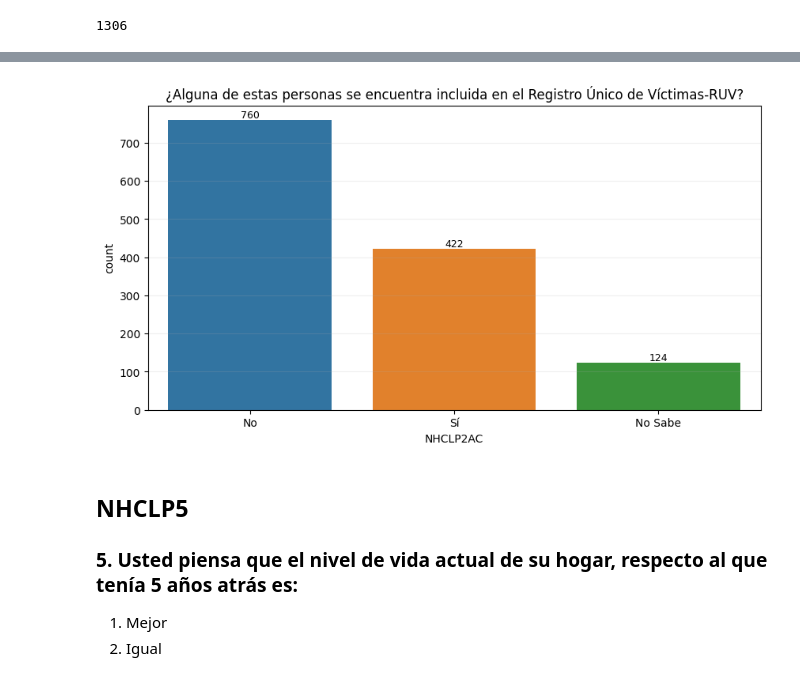
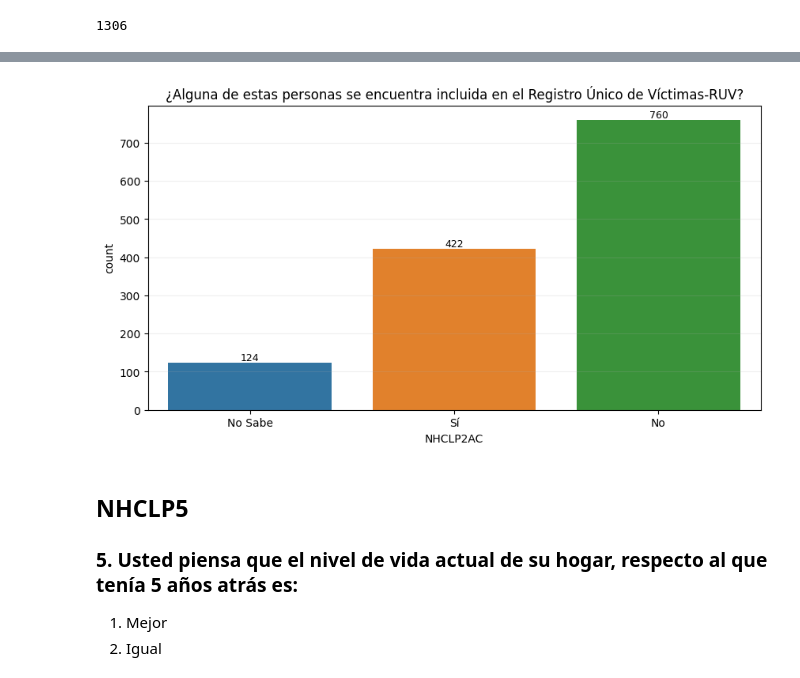
Before and after one commit to pinnzonandres/Encuesta-Multiproposito-Suba, a Jupyter notebook: Jupyter Scripts/11 - Parte EDA & Limpieza - Sección NHCLP.ipynb, the cells around one changed output, grey strips where cells are left out. Cells and saved outputs as stored; diff of their text form; code cells hidden in the pictures.

```diff
--- a/Jupyter Scripts/11 - Parte EDA & Limpieza - Sección NHCLP.ipynb
+++ b/Jupyter Scripts/11 - Parte EDA & Limpieza - Sección NHCLP.ipynb
@@ -57,7 +60,7 @@ for ax,cols,names in zip(axli,disc,list_disc):
     sns.countplot(x = cols, data = data, ax = ax)
     ax.grid(alpha = 0.2, axis = 'y')
     ax.set_title(f'{names}')
-    ax.set_xticks([0,1],['No','Si'])
+    #ax.set_xticks([0,1],['No','Si'])
     ax.set_ylim(0,26000)
     ax.margins(y=0.1) # make room for the labels
     for bars in ax.containers:
@@ -86,6 +89,8 @@ data['NHCLP2AA'].value_counts()
 Name: NHCLP2AA, dtype: int64
 # %%
 data = data.replace({'NHCLP2AA':2},0)
+# %%
+data['NHCLP2AA'] = data['NHCLP2AA'].replace([0,1],["No","Si"])
 # %%
 fig, ax = plt.subplots(figsize=(10, 5))
 g = sns.countplot(ax=ax, data = data, x ='NHCLP2AA')
@@ -119,6 +124,8 @@ data['NHCLP2AB'].value_counts()
 Name: NHCLP2AB, dtype: int64
 # %%
 data = data.replace({'NHCLP2AB':2},0)
+# %%
+data['NHCLP2AB'] = data['NHCLP2AB'].replace([0,1],["No","Si"])
 # %%
 fig, ax = plt.subplots(figsize=(10, 5))
 g = sns.countplot(ax=ax, data = data, x ='NHCLP2AB')
@@ -154,5 +161,7 @@ data['NHCLP2AC'].value_counts()
 1.0    422
 9.0    124
 Name: NHCLP2AC, dtype: int64
+# %%
+data['NHCLP2AC'] = data['NHCLP2AC'].replace([0,1,9],['No','Sí','No Sabe'])
 # %%
 data = data.replace({'NHCLP2AC':2},0)
@@ -171,18 +168,18 @@ Name: NHCLP2AC, dtype: object
 # %%
 fig, ax = plt.subplots(figsize=(10, 5))
 
 g = sns.countplot(ax=ax, data = data, x ='NHCLP2AC')
 
 for bars in ax.containers:
     ax.bar_label(bars, fmt='%.0f', fontsize=9)
 
 ax.set_title('¿Alguna de estas personas se encuentra incluida en el Registro Único de Víctimas-RUV?')
-ax.set_xticklabels(list_names,fontsize=10)
+#ax.set_xticklabels(list_names,fontsize=10)
 
 plt.grid(alpha = 0.2, axis = 'y')
 plt.show()
 # %% [output]
-[figure, old version]
+[figure, new version]
 # %% [markdown]
 ## NHCLP5
 ###	5. Usted piensa que el nivel de vida actual de su hogar, respecto al que tenía 5 años atrás es:
```
Also changed, not shown: parts of 68 cells of this notebook, 1 other file.
